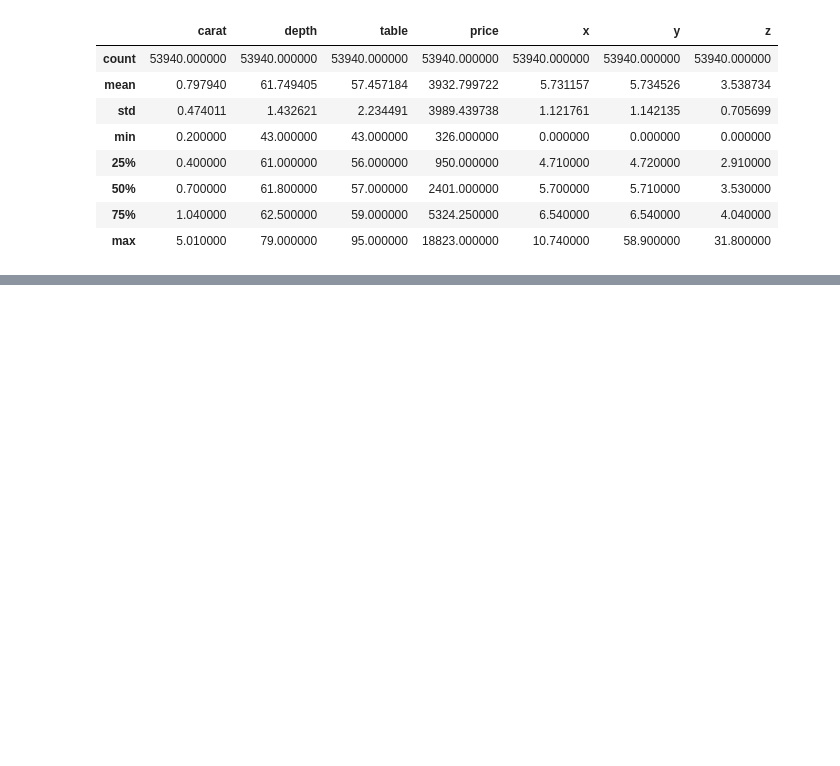
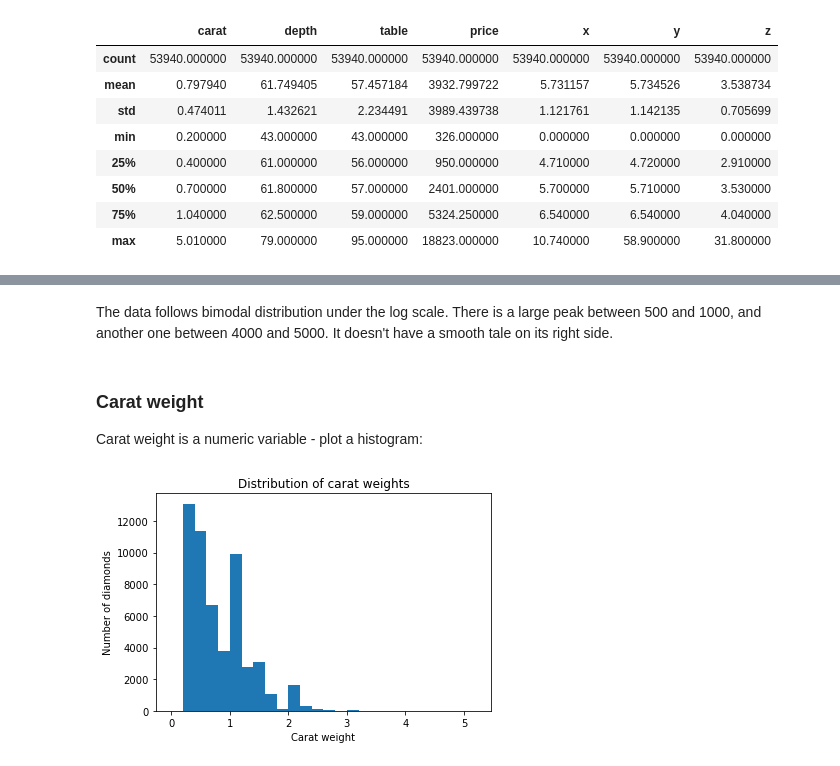
Before and after one commit to mcambalova/data-vis-case-study-diamonds, a Jupyter notebook: data-visualization-diamonds.ipynb, the cells around one changed output, grey strips where cells are left out. Drawn from its saved outputs; the diff is of its cells as text; code cells hidden in the pictures; blank space fills up the shorter version.

```diff
--- a/data-visualization-diamonds.ipynb
+++ b/data-visualization-diamonds.ipynb
@@ -116,0 +155,15 @@ diamonds.describe()
+# %% [markdown]
+The data follows bimodal distribution under the log scale. There is a large peak between 500 and 1000, and another one between 4000 and 5000. It doesn't have a smooth tale on its right side.
+# %% [markdown]
+<a id='carat'></a>
+### Carat weight
+Carat weight is a numeric variable - plot a histogram:
+# %%
+# histogram of carat weights
+bin_edges = np.arange(0, diamonds['carat'].max()+0.2, 0.2)
+sb.distplot(diamonds['carat'], bins = bin_edges, kde=False, hist_kws = {'alpha' : 1})
+plt.title('Distribution of carat weights')
+plt.xlabel('Carat weight')
+plt.ylabel('Number of diamonds');
+# %% [output]
+[figure, added]
```
Also changed, not shown: parts of 20 cells of this notebook.
